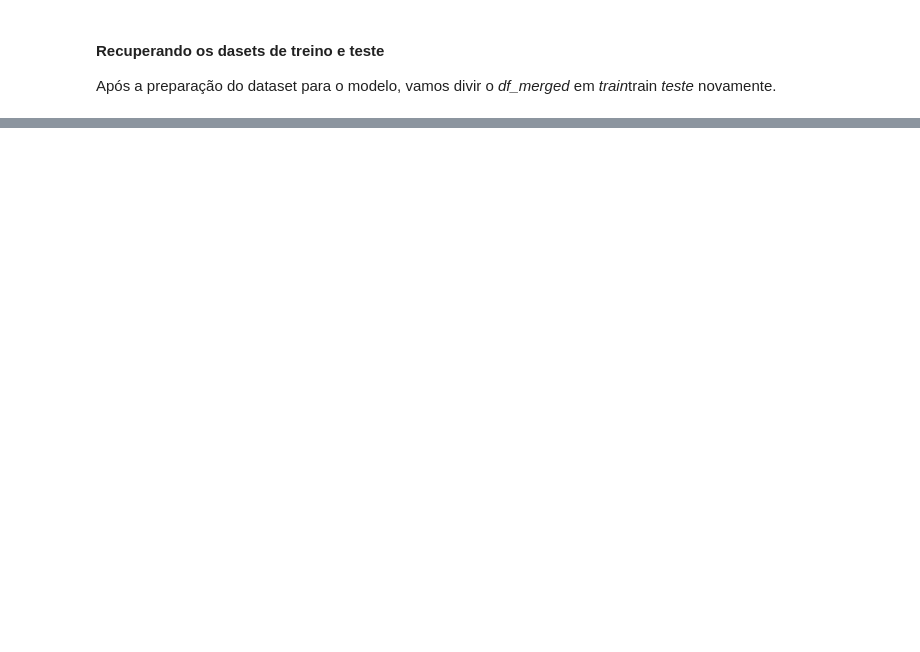
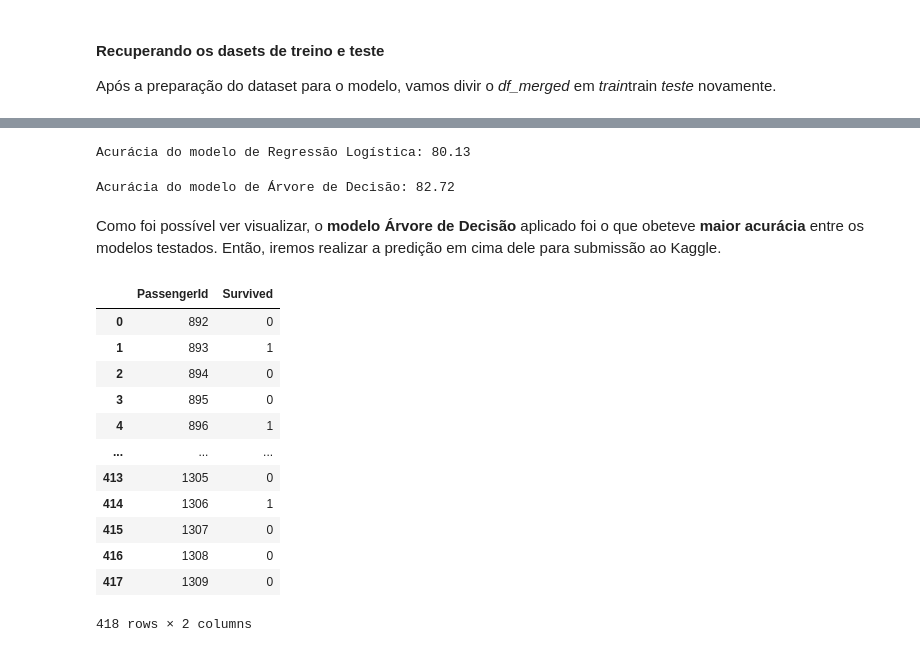
Before and after one commit to byronkamal/data_science, a Jupyter notebook: Titanic/titanic.ipynb, the cells around one changed output, grey strips where cells are left out. Drawn from its saved outputs; the diff is of its cells as text; code cells hidden in the pictures; blank space fills up the shorter version.

```diff
--- a/Titanic/titanic.ipynb
+++ b/Titanic/titanic.ipynb
@@ -337,0 +379,49 @@ test = df_merged.iloc[train_idx:]
+# %%
+# Regressão Logística
+logreg_model = LogisticRegression(solver='liblinear')
+logreg_model.fit(train, y_train)
+
+# verificar a acurácia do modelo
+acc_logReg = round(logreg_model.score(train, y_train) * 100, 2)
+print("Acurácia do modelo de Regressão Logística: {}".format(acc_logReg))
+# %% [output]
+Acurácia do modelo de Regressão Logística: 80.13
+# %%
+# Árvore de decisão
+tree_model = DecisionTreeClassifier(max_depth=3)
+tree_model.fit(train, y_train)
+
+# verificar a acurácia do modelo
+acc_tree = round(tree_model.score(train, y_train) * 100, 2)
+print("Acurácia do modelo de Árvore de Decisão: {}".format(acc_tree))
+# %% [output]
+Acurácia do modelo de Árvore de Decisão: 82.72
+# %% [markdown]
+Como foi possível ver visualizar, o **modelo Árvore de Decisão** aplicado foi o que obeteve **maior acurácia** entre os modelos testados. Então, iremos realizar a predição em cima dele para submissão ao Kaggle.
+# %%
+y_pred = tree_model.predict(test)
+
+submission = pd.DataFrame({
+    "PassengerId": passengerId,
+    "Survived": y_pred
+})
+
+# gerar arquivo csv
+submission.to_csv('./submission.csv', index=False)
+
+# ver arquivo de submissão
+submission
+# %% [output]
+|  | PassengerId | Survived |
+| 0 | 892 | 0 |
+| 1 | 893 | 1 |
+| 2 | 894 | 0 |
+| 3 | 895 | 0 |
+| 4 | 896 | 1 |
+| ... | ... | ... |
+| 413 | 1305 | 0 |
+| 414 | 1306 | 1 |
+| 415 | 1307 | 0 |
+| 416 | 1308 | 0 |
+| 417 | 1309 | 0 |
+418 rows × 2 columns
```
Also changed, not shown: parts of 13 cells of this notebook.
